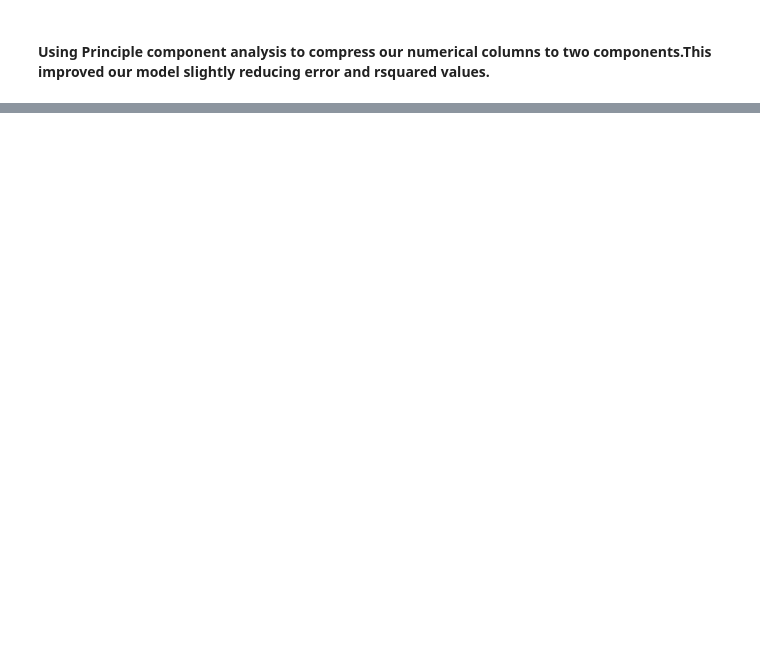
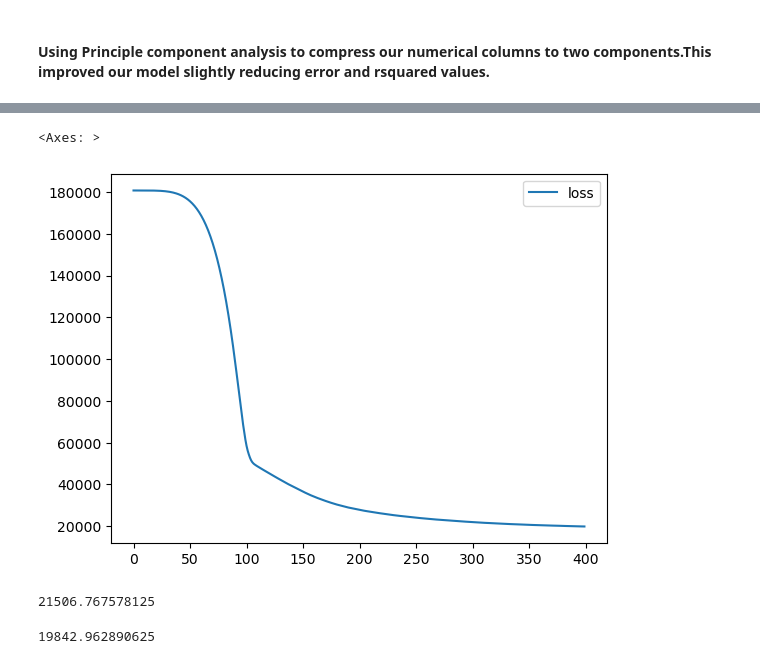
Before and after one commit to OBINNADINNEYA/OBI_PORTFOLIO, a Jupyter notebook: Housing Price prediction analysis.ipynb, the cells around one changed output, grey strips where cells are left out. Drawn from its saved outputs; the diff is of its cells as text; code cells hidden in the pictures; blank space fills up the shorter version.

Commit message:
Updated housing project by adding neural network model

```diff
--- a/Housing Price prediction analysis.ipynb
+++ b/Housing Price prediction analysis.ipynb
@@ -753,0 +774,4 @@ R^2: 0.8737906092519292
+# %%
+#transform training data and test data
+X_train = scaler.transform(X_train)
+X_test = scaler.transform(X_test)
@@ -753,0 +783,15 @@ R^2: 0.8737906092519292
+# %%
+model = Sequential()
+#layers in neural network 3 hidden layers
+model.add(Dense(4,activation='relu'))
+model.add(Dense(4,activation='relu'))
+model.add(Dense(4,activation='relu'))
+model.add(Dense(4,activation='relu'))
+#output layer one nueron bacoause of what we are trying to predict
+#no activation function because we want to predict price
+model.add(Dense(1))
+# %%
+#optimize the models gradient descent using the optimizer argument for example the ADAM
+model.compile(optimizer='rmsprop',loss='mae')
+# %%
+model.fit(X_train,y=y_train,epochs=400,verbose=1)
@@ -753,0 +817,18 @@ R^2: 0.8737906092519292
+# %%
+loss_df = pd.DataFrame(model.history.history)
+#to determine the amount of epochs needed for the minimum amount of loss
+loss_df.plot()
+# %% [output]
+<Axes: >
+[figure, added]
+# %%
+#returns the models loss based on the test set
+#we used mean squared error
+model.evaluate(X_test,y_test, verbose=0)
+# %% [output]
+21506.767578125
+# %%
+#loss on the training set
+model.evaluate(X_train,y_train, verbose=0)
+# %% [output]
+19842.962890625
```
Also changed, not shown: parts of 28 cells of this notebook, 1 other file.
